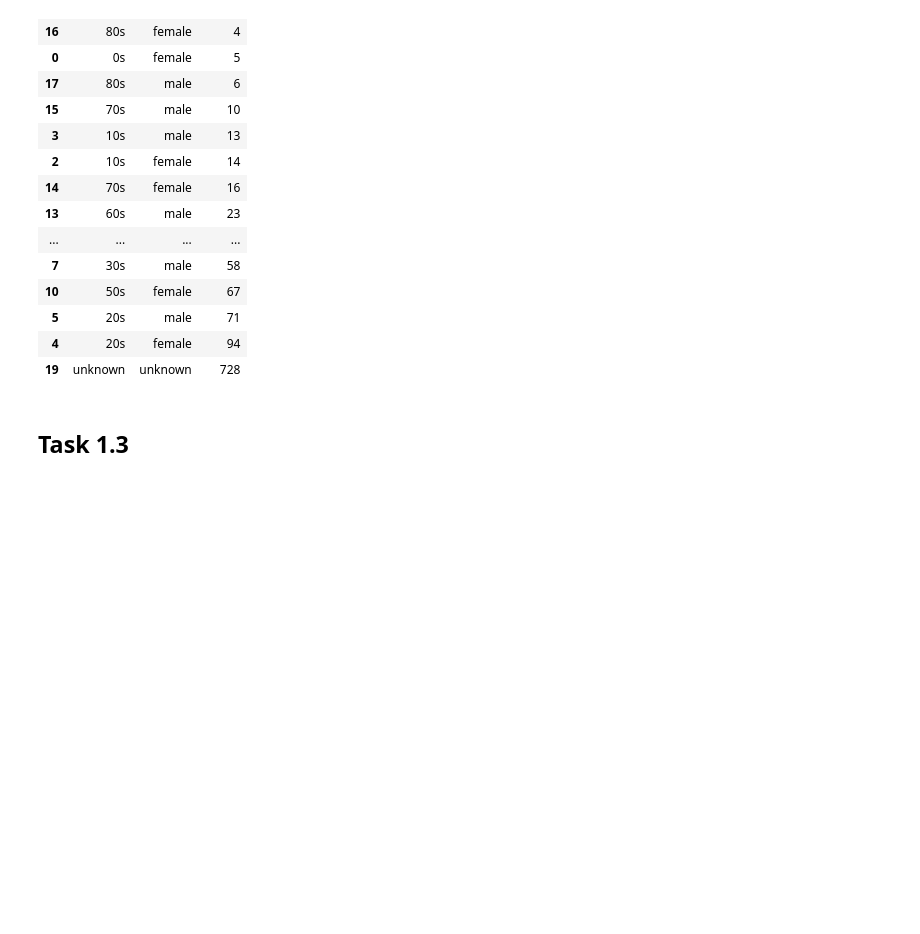
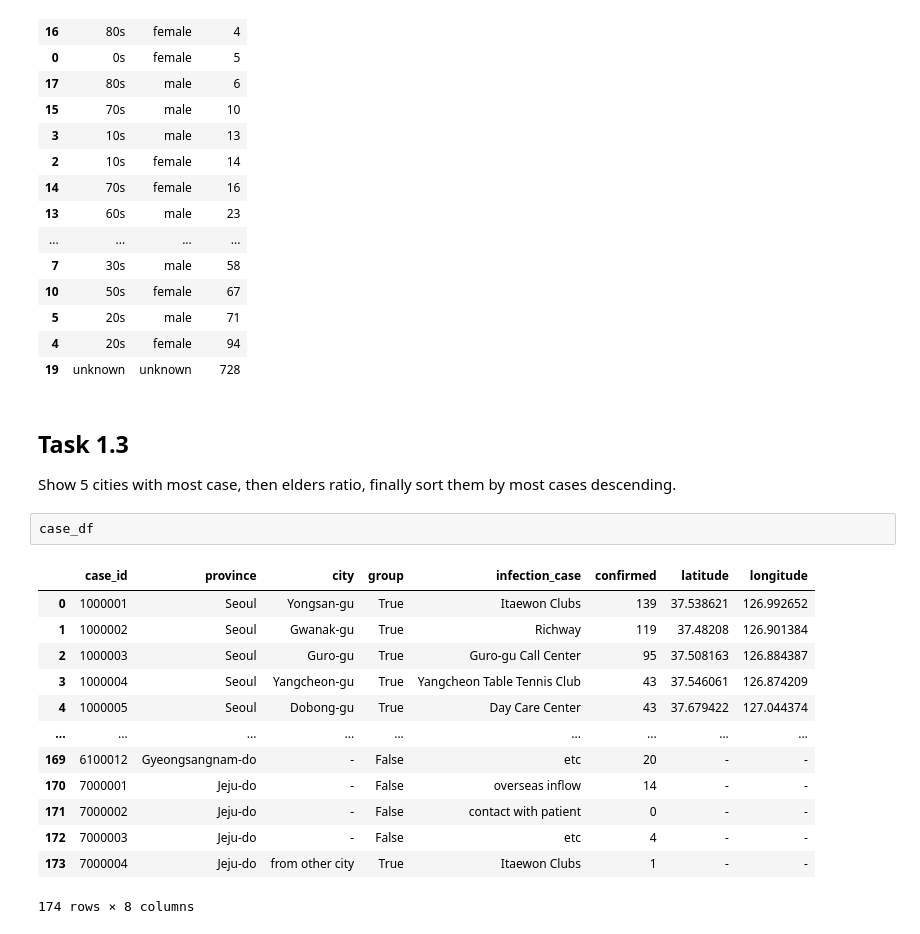
Before and after one commit to stefanusgusega/covid-data-analysis, a Jupyter notebook: notebook/eda.ipynb, the cells around one changed output. Drawn from its saved outputs; the diff is of its cells as text; blank space fills up the shorter version.

Commit message:
feat: finish task 1.3

```diff
--- a/notebook/eda.ipynb
+++ b/notebook/eda.ipynb
@@ -227,5 +227,23 @@ grouped_age_sex_df
 | 5 | 20s | male | 71 |
 | 4 | 20s | female | 94 |
 | 19 | unknown | unknown | 728 |
-# %% [markdown]
-## Task 1.3
+# %% [markdown]
+## Task 1.3
+
+Show 5 cities with most case, then elders ratio, finally sort them by most cases descending.
+# %%
+case_df
+# %% [output]
+|  | case_id | province | city | group | infection_case | confirmed | latitude | longitude |
+| 0 | 1000001 | Seoul | Yongsan-gu | True | Itaewon Clubs | 139 | 37.538621 | 126.992652 |
+| 1 | 1000002 | Seoul | Gwanak-gu | True | Richway | 119 | 37.48208 | 126.901384 |
+| 2 | 1000003 | Seoul | Guro-gu | True | Guro-gu Call Center | 95 | 37.508163 | 126.884387 |
+| 3 | 1000004 | Seoul | Yangcheon-gu | True | Yangcheon Table Tennis Club | 43 | 37.546061 | 126.874209 |
+| 4 | 1000005 | Seoul | Dobong-gu | True | Day Care Center | 43 | 37.679422 | 127.044374 |
+| ... | ... | ... | ... | ... | ... | ... | ... | ... |
+| 169 | 6100012 | Gyeongsangnam-do | - | False | etc | 20 | - | - |
+| 170 | 7000001 | Jeju-do | - | False | overseas inflow | 14 | - | - |
+| 171 | 7000002 | Jeju-do | - | False | contact with patient | 0 | - | - |
+| 172 | 7000003 | Jeju-do | - | False | etc | 4 | - | - |
+| 173 | 7000004 | Jeju-do | from other city | True | Itaewon Clubs | 1 | - | - |
+174 rows × 8 columns
```
Also changed, not shown: parts of 11 cells of this notebook.
